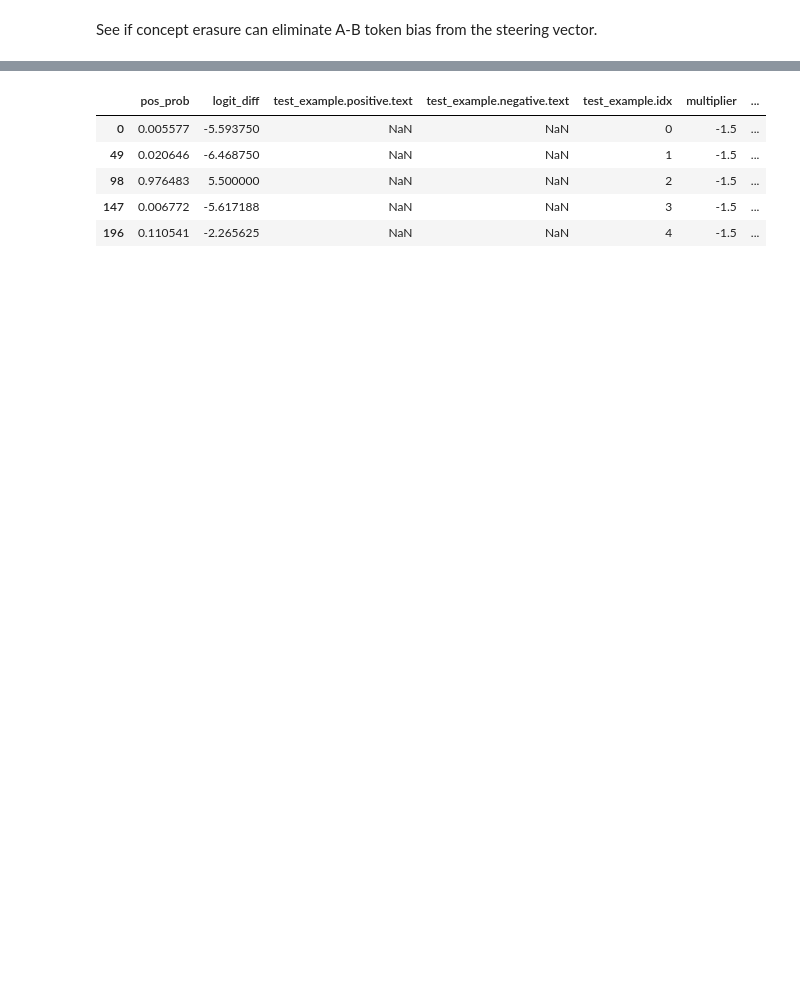
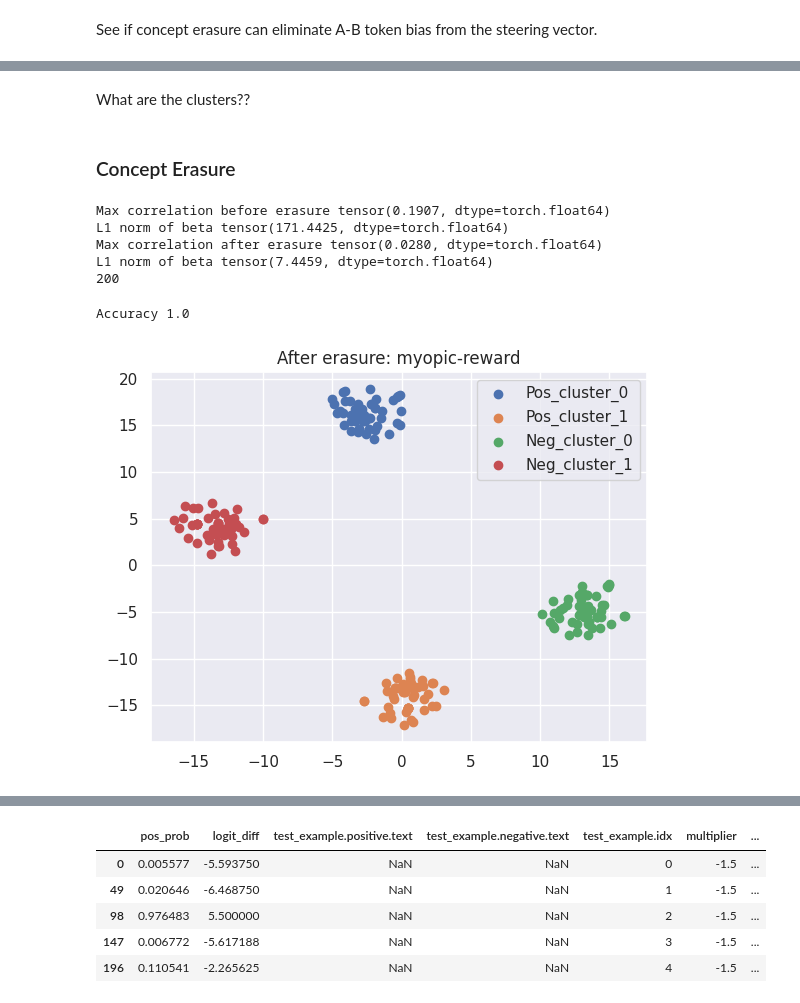
Before and after one commit to dtch1997/repepo, a Jupyter notebook: repepo/notebooks/concept_erasure.ipynb, the cells around one changed output, grey strips where cells are left out. Cells and saved outputs as stored; diff of their text form; code cells hidden in the pictures; blank space fills up the shorter version.

```diff
--- a/repepo/notebooks/concept_erasure.ipynb
+++ b/repepo/notebooks/concept_erasure.ipynb
@@ -45,0 +284,4 @@ SteeringVector(layer_activations={13: tensor([-0.0631, -0.2588,  0.1665,  ..., -
+# %% [markdown]
+What are the clusters??
+# %% [markdown]
+### Concept Erasure
@@ -45,0 +290,67 @@ SteeringVector(layer_activations={13: tensor([-0.0631, -0.2588,  0.1665,  ..., -
+# %%
+from jaxtyping import Float
+
+ITERATIONS = 10_000
+
+erased_pos_acts: dict[int, list[torch.Tensor]] = {
+    layer: [] for layer in pos_acts.keys()
+}
+
+erased_neg_acts: dict[int, list[torch.Tensor]] = {
+    layer: [] for layer in neg_acts.keys()
+}
+
+for layer in pos_acts.keys():
+    pos_act = pos_acts[layer]
+    neg_act = neg_acts[layer]
+    pos_act_batched = torch.stack(pos_act, dim=0)
+    neg_act_batched = torch.stack(neg_act, dim=0)
+
+    X: Float[torch.Tensor, "batch seq d_model"] = torch.cat([pos_act_batched, neg_act_batched], dim=0)
+    # remove sequence dim
+    X: Float[torch.Tensor, "batch d_model"] = X.squeeze(1)
+    Y: Float[torch.Tensor, " batch"] = torch.cat([torch.tensor(labels)] * 2, dim = 0)
+
+    X_np, Y_np = X.detach().cpu().numpy(), Y.detach().cpu().numpy()
+    real_lr = LogisticRegression(max_iter=ITERATIONS).fit(X_np, Y_np)
+    beta = torch.from_numpy(real_lr.coef_)
+    print("Max correlation before erasure", beta.norm(p=torch.inf))
+    print("L1 norm of beta", beta.norm(p=1))
+    eraser = LeaceEraser.fit(X.float(), Y.float())
+
+    X_erased = eraser(X)
+    X_erased_np = X_erased.detach().cpu().numpy()
+    null_lr = LogisticRegression(max_iter=ITERATIONS, tol=0.0).fit(X_erased_np, Y)
+    beta = torch.from_numpy(null_lr.coef_)
+    print("Max correlation after erasure", beta.norm(p=torch.inf))
+    print("L1 norm of beta", beta.norm(p=1))
+
+    for i in range(len(pos_act)):
+        erased_pos_acts[layer].append(X_erased[i].unsqueeze(0))
+        erased_neg_acts[layer].append(X_erased[i + len(pos_act)].unsqueeze(0))
+# %% [output]
+Max correlation before erasure tensor(0.1907, dtype=torch.float64)
+L1 norm of beta tensor(171.4425, dtype=torch.float64)
+Max correlation after erasure tensor(0.0280, dtype=torch.float64)
+L1 norm of beta tensor(7.4459, dtype=torch.float64)
+200
+# %%
+kmeans_clusters = np.array(pos_cluster_idx)
+ab_clusters = Y_np[:100]
+
+# Print accuracy
+print("Accuracy", np.mean(ab_clusters != kmeans_clusters))
+# %% [output]
+Accuracy 1.0
+# %%
+# TSNE before and after.
+# plot_tsne(erased_pos_acts[layer] + erased_neg_acts[layer], "After erasure")
+
+fig, ax = plt.subplots()
+plot_tsne(erased_pos_acts[layer], ax, label="Pos", cluster_idx = pos_cluster_idx)
+plot_tsne(erased_neg_acts[layer], ax, label="Neg", cluster_idx = neg_cluster_idx)
+plt.legend()
+plt.title(f"After erasure: {dataset_name}")
+fig.show()
+# %% [output]
+[figure, added]
```
Also changed, not shown: parts of 37 cells of this notebook, 1 other file.
